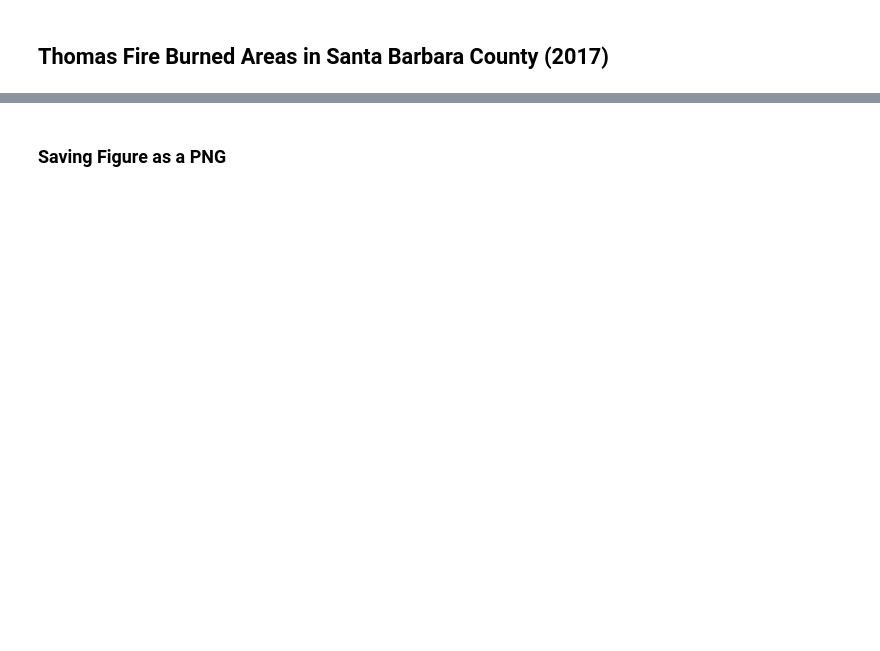
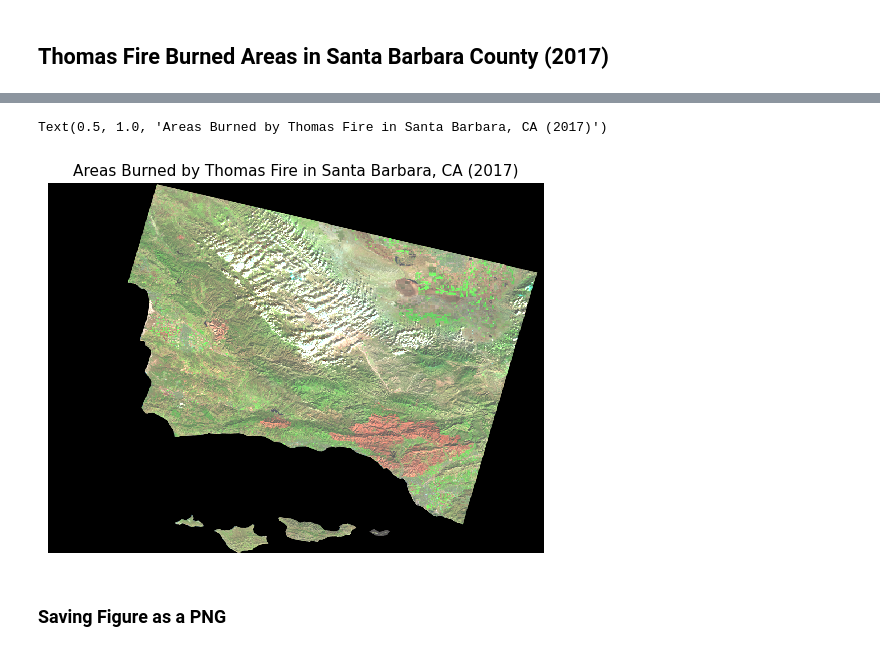
Before and after one commit to saingersoll/Thomas_Fire_Investigation, a Jupyter notebook: AQI_False_Color_Img.ipynb, the cells around one changed output, grey strips where cells are left out. Saved outputs shown, nothing was run; the diff lists cells and outputs as text; code cells hidden in the pictures; blank space fills up the shorter version.

```diff
--- a/AQI_False_Color_Img.ipynb
+++ b/AQI_False_Color_Img.ipynb
@@ -285,3 +371,17 @@ ax.set_title('Areas Burned by Thomas Fire in Santa Barbara, CA (2017)', fontsize
+# %%
+fig, ax = plt.subplots()
+plt.axis('off')
+
+thomas_fire.plot(ax = ax,
+       color = 'hotpink',
+       edgecolor = '0.7')
+false_colors.plot.imshow(ax = ax,
+                         robust = True)
+
+ax.set_title('Areas Burned by Thomas Fire in Santa Barbara, CA (2017)', fontsize=11)
+# %% [output]
+Text(0.5, 1.0, 'Areas Burned by Thomas Fire in Santa Barbara, CA (2017)')
+[figure, added]
 # %% [markdown]
 ### Saving Figure as a PNG
 # %%
```
Also changed, not shown: parts of 13 cells of this notebook.
